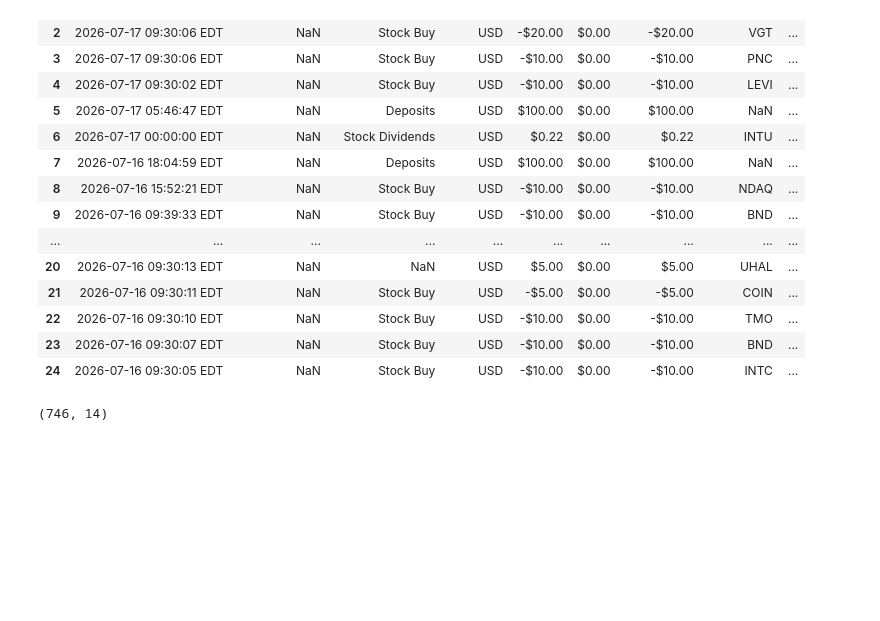
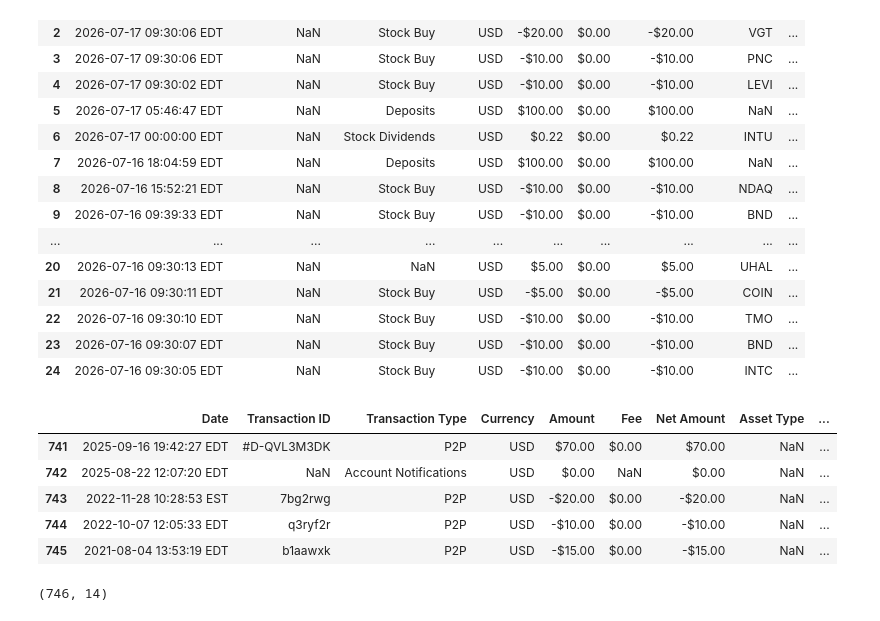
Before and after one commit to matthagy/cashapp_analysis, a Jupyter notebook: scratch0.ipynb, the cells around one changed output. Drawn from its saved outputs; the diff is of its cells as text; code cells hidden in the pictures; blank space fills up the shorter version.

```diff
--- a/scratch0.ipynb
+++ b/scratch0.ipynb
@@ -109,6 +109,15 @@ data_raw.head(25)
 | 22 | 2026-07-16 09:30:10 EDT | NaN | Stock Buy | USD | -$10.00 | $0.00 | -$10.00 | TMO | ... |
 | 23 | 2026-07-16 09:30:07 EDT | NaN | Stock Buy | USD | -$10.00 | $0.00 | -$10.00 | BND | ... |
 | 24 | 2026-07-16 09:30:05 EDT | NaN | Stock Buy | USD | -$10.00 | $0.00 | -$10.00 | INTC | ... |
+# %%
+data_raw.tail()
+# %% [output]
+|  | Date | Transaction ID | Transaction Type | Currency | Amount | Fee | Net Amount | Asset Type | ... |
+| 741 | 2025-09-16 19:42:27 EDT | #D-QVL3M3DK | P2P | USD | $70.00 | $0.00 | $70.00 | NaN | ... |
+| 742 | 2025-08-22 12:07:20 EDT | NaN | Account Notifications | USD | $0.00 | NaN | $0.00 | NaN | ... |
+| 743 | 2022-11-28 10:28:53 EST | 7bg2rwg | P2P | USD | -$20.00 | $0.00 | -$20.00 | NaN | ... |
+| 744 | 2022-10-07 12:05:33 EDT | q3ryf2r | P2P | USD | -$10.00 | $0.00 | -$10.00 | NaN | ... |
+| 745 | 2021-08-04 13:53:19 EDT | b1aawxk | P2P | USD | -$15.00 | $0.00 | -$15.00 | NaN | ... |
 # %%
 data_raw.shape
 # %% [output]
```
